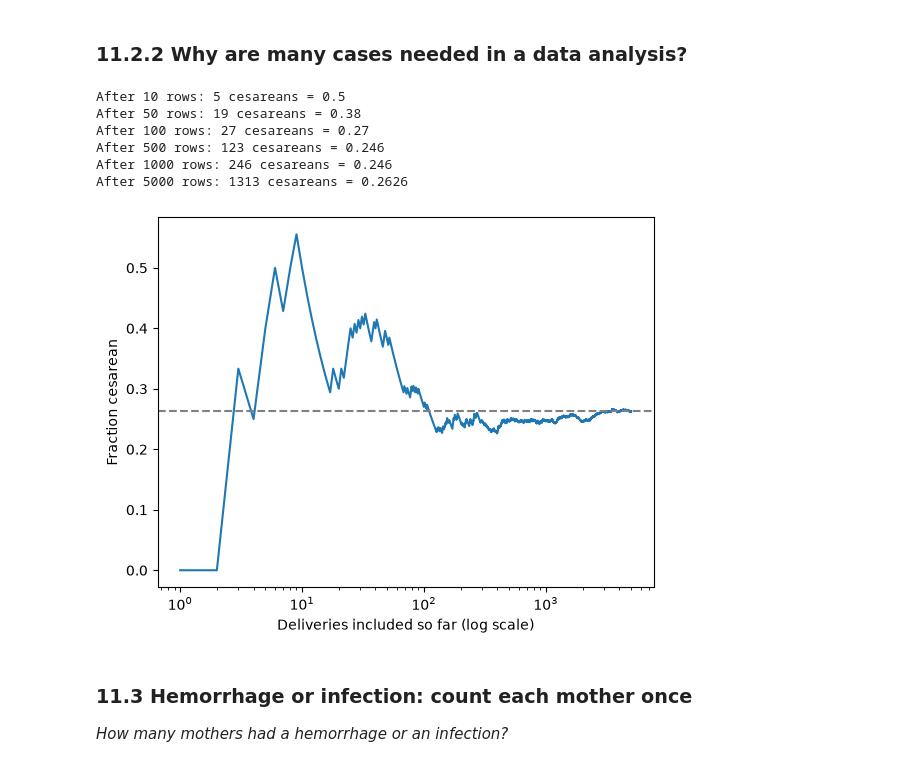
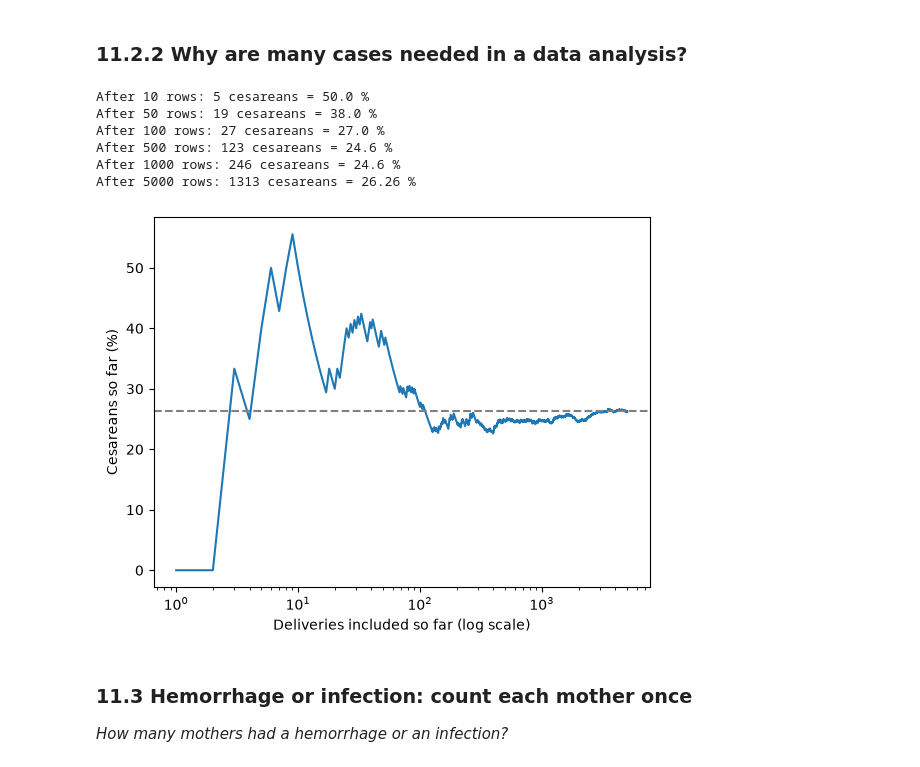
Before and after one commit to marcelosilva2604/data-science-ml-ai-in-health-volume-1, a Jupyter notebook: chapters/ch11/ch11_probability_en.ipynb, the cells around one changed output. Drawn from its saved outputs; the diff is of its cells as text; code cells hidden in the pictures.

Commit message:
Chapter 11 notebook: running fractions and plot axis in percent
Co-Authored-By: Claude Sonnet 5.5 <noreply@anthropic.com>

```diff
--- a/chapters/ch11/ch11_probability_en.ipynb
+++ b/chapters/ch11/ch11_probability_en.ipynb
@@ -70,27 +70,27 @@ Chance that the next mother admitted has a hemorrhage: 5.8 %
 # %%
 import matplotlib.pyplot as plt
 
 # 1. Read the register in order: does the fraction of cesareans settle?
 for k in [10, 50, 100, 500, 1000, 5000]:
     first_k = C.iloc[:k]           # the first k rows
-    print("After", k, "rows:", first_k.sum(), "cesareans =", round(first_k.mean(), 4))
+    print("After", k, "rows:", first_k.sum(), "cesareans =", round(100 * first_k.mean(), 2), "%")
 
 # 2. The same fraction after every row, in a plot
-running = C.expanding().mean()     # fraction of cesareans among the rows read so far
+running = 100 * C.expanding().mean()     # % of cesareans among the rows read so far
 plt.plot(range(1, n + 1), running)
-plt.axhline(C.mean(), color="gray", linestyle="--")      # fraction in the whole register
+plt.axhline(100 * C.mean(), color="gray", linestyle="--")      # % in the whole register
 plt.xscale("log")
 plt.xlabel("Deliveries included so far (log scale)")
-plt.ylabel("Fraction cesarean")
+plt.ylabel("Cesareans so far (%)")
 plt.show()
 # %% [output]
-After 10 rows: 5 cesareans = 0.5
-After 50 rows: 19 cesareans = 0.38
-After 100 rows: 27 cesareans = 0.27
-After 500 rows: 123 cesareans = 0.246
-After 1000 rows: 246 cesareans = 0.246
-After 5000 rows: 1313 cesareans = 0.2626
+After 10 rows: 5 cesareans = 50.0 %
+After 50 rows: 19 cesareans = 38.0 %
+After 100 rows: 27 cesareans = 27.0 %
+After 500 rows: 123 cesareans = 24.6 %
+After 1000 rows: 246 cesareans = 24.6 %
+After 5000 rows: 1313 cesareans = 26.26 %
-[figure, old version]
+[figure, new version]
 # %% [markdown]
 ### 11.3 Hemorrhage or infection: count each mother once
 
```
Also changed, not shown: parts of 1 cell of this notebook, 2 other files.
